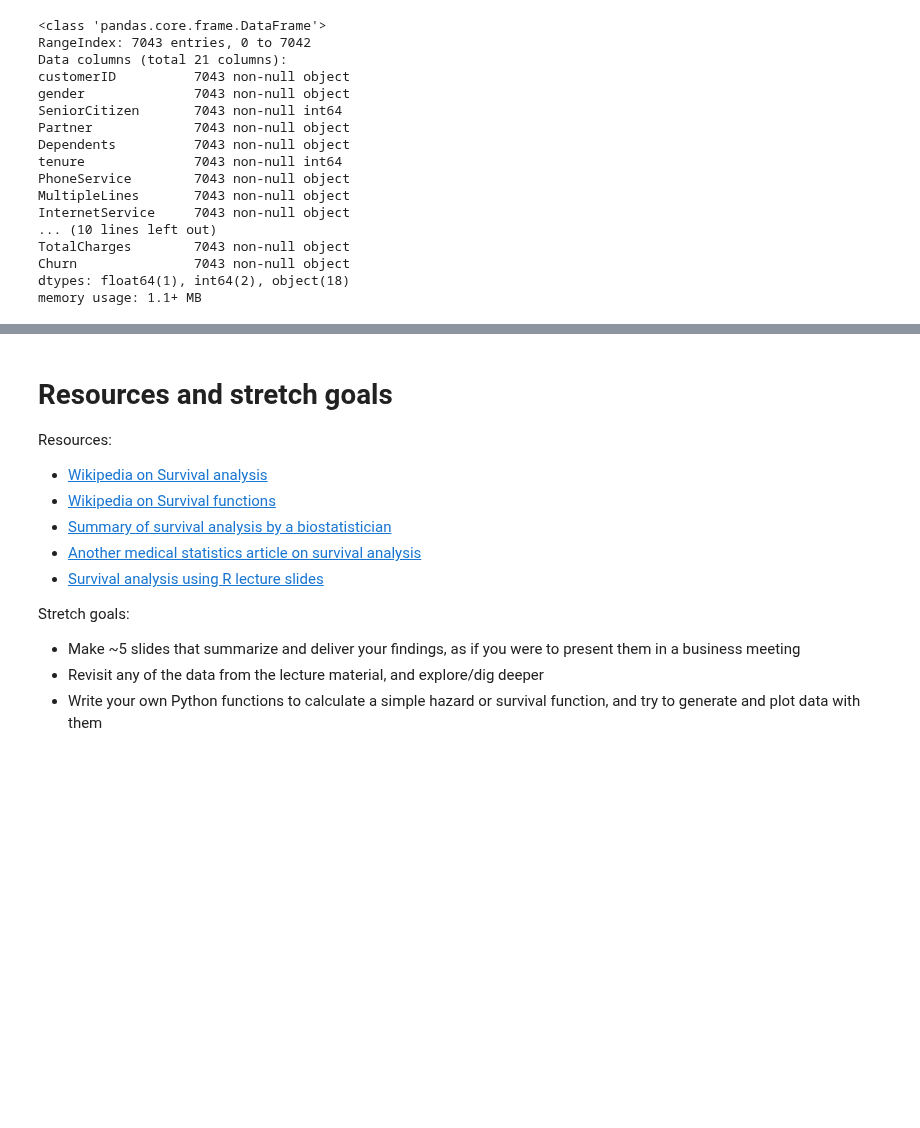
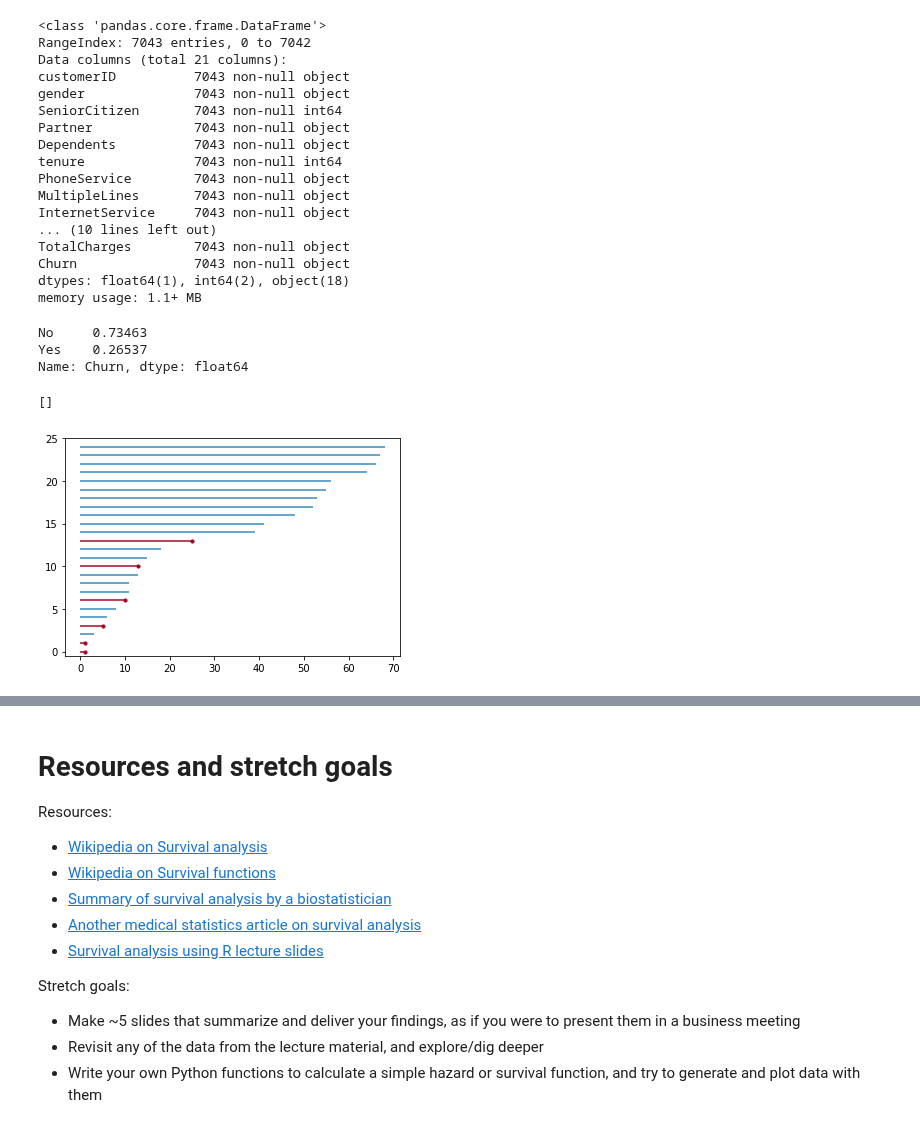
Before and after one commit to LambdaSchool/DS-Unit-2-Sprint-4-Practicing-Understanding, a Jupyter notebook: module2-regularization-survival-analysis/LS_DS_232_Survival_Analysis.ipynb, the cells around one changed output, grey strips where cells are left out. Cells and saved outputs as stored; diff of their text form; code cells hidden in the pictures; blank space fills up the shorter version.

```diff
--- a/module2-regularization-survival-analysis/LS_DS_232_Survival_Analysis.ipynb
+++ b/module2-regularization-survival-analysis/LS_DS_232_Survival_Analysis.ipynb
@@ -402,3 +419,20 @@ TotalCharges        7043 non-null object
 Churn               7043 non-null object
 dtypes: float64(1), int64(2), object(18)
 memory usage: 1.1+ MB
+# %%
+churn_data['Churn'].value_counts(normalize=True)
+# %% [output]
+No     0.73463
+Yes    0.26537
+Name: Churn, dtype: float64
+# %%
+#Start with plotting lifetimes. There are 7k+ entries so we sample
+churn_samp = churn_data.sample(25)
+time = churn_samp['tenure'].values
+event = churn_samp['Churn'].replace({'Yes':1,'No':0}).values
+
+ax = lifelines.plotting.plot_lifetimes(time,event_observed=event)
+plt.plot()
+# %% [output]
+[]
+[figure, added]
```
Also changed, not shown: parts of 35 cells of this notebook.
